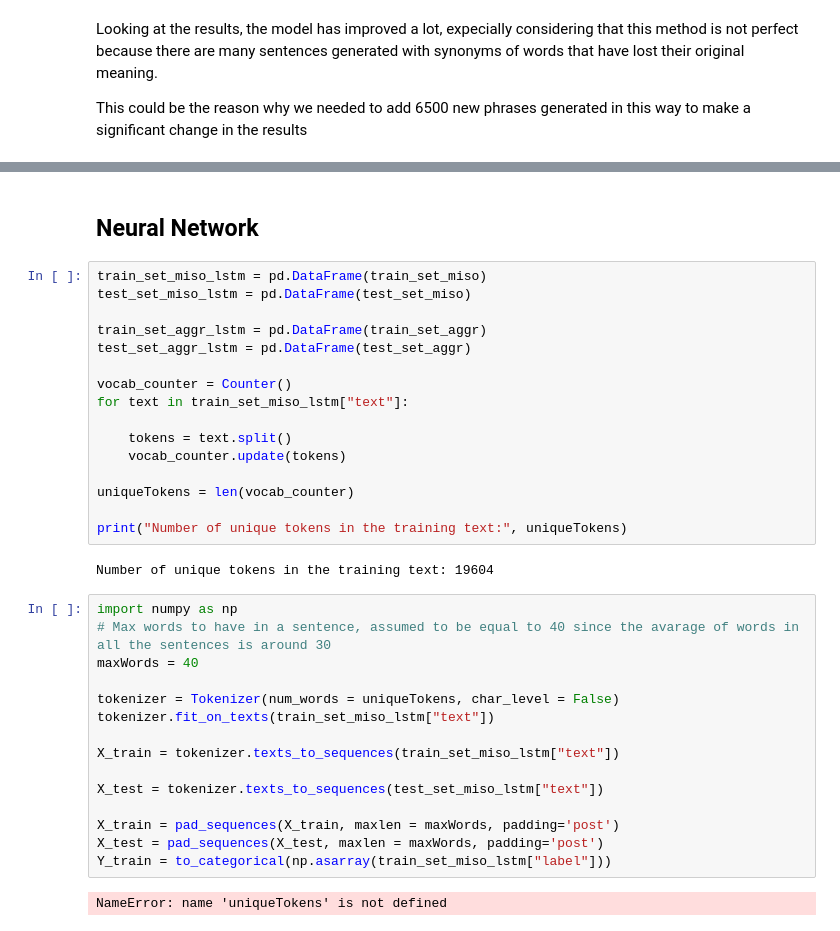
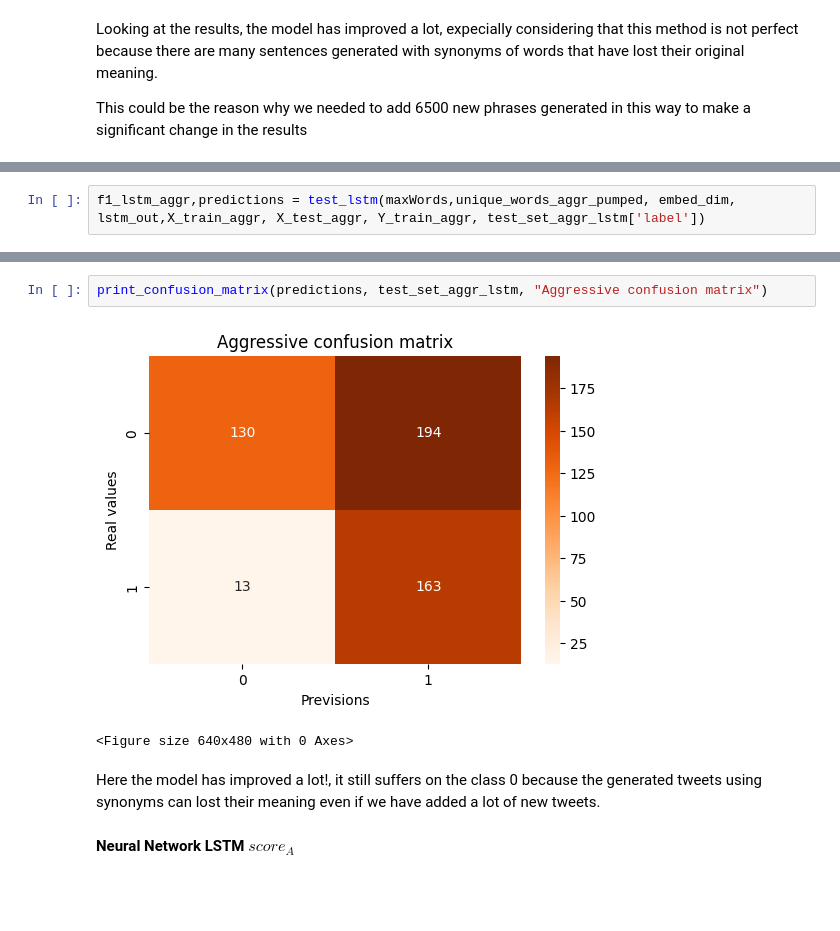
Before and after one commit to SigFerdo/Natural-Language-Processing-2023, a Jupyter notebook: task.ipynb, the cells around one changed output, grey strips where cells are left out. Saved outputs shown, nothing was run; the diff lists cells and outputs as text; blank space fills up the shorter version.

```diff
--- a/task.ipynb
+++ b/task.ipynb
@@ -731,0 +958,2 @@ This could be the reason why we needed to add 6500 new phrases generated in this
+# %%
+f1_lstm_aggr,predictions = test_lstm(maxWords,unique_words_aggr_pumped, embed_dim, lstm_out,X_train_aggr, X_test_aggr, Y_train_aggr, test_set_aggr_lstm['label'])
@@ -732,37 +978,9 @@ This could be the reason why we needed to add 6500 new phrases generated in this
+# %%
+print_confusion_matrix(predictions, test_set_aggr_lstm, "Aggressive confusion matrix")
+# %% [output]
+[figure, added]
+<Figure size 640x480 with 0 Axes>
+# %% [markdown]
+Here the model has improved a lot!, it still suffers on the class 0 because the generated tweets using synonyms can lost their meaning even if we have added a lot of new tweets.
 # %% [markdown]
-## Neural Network
+**Neural Network LSTM $score_A$**
-# %%
-train_set_miso_lstm = pd.DataFrame(train_set_miso)
-test_set_miso_lstm = pd.DataFrame(test_set_miso)
-
-train_set_aggr_lstm = pd.DataFrame(train_set_aggr)
-test_set_aggr_lstm = pd.DataFrame(test_set_aggr)
-
-vocab_counter = Counter()
-for text in train_set_miso_lstm["text"]:
-
-    tokens = text.split()
-    vocab_counter.update(tokens)
-
-uniqueTokens = len(vocab_counter)
-
-print("Number of unique tokens in the training text:", uniqueTokens)
-# %% [output]
-Number of unique tokens in the training text: 19604
-# %%
-import numpy as np
-# Max words to have in a sentence, assumed to be equal to 40 since the avarage of words in all the sentences is around 30
-maxWords = 40
-
-tokenizer = Tokenizer(num_words = uniqueTokens, char_level = False)
-tokenizer.fit_on_texts(train_set_miso_lstm["text"])
-
-X_train = tokenizer.texts_to_sequences(train_set_miso_lstm["text"])
-
-X_test = tokenizer.texts_to_sequences(test_set_miso_lstm["text"])
-
-X_train = pad_sequences(X_train, maxlen = maxWords, padding='post')
-X_test = pad_sequences(X_test, maxlen = maxWords, padding='post')
-Y_train = to_categorical(np.asarray(train_set_miso_lstm["label"]))
-# %% [output]
-NameError: name 'uniqueTokens' is not defined
```
Also changed, not shown: parts of 34 cells of this notebook.
